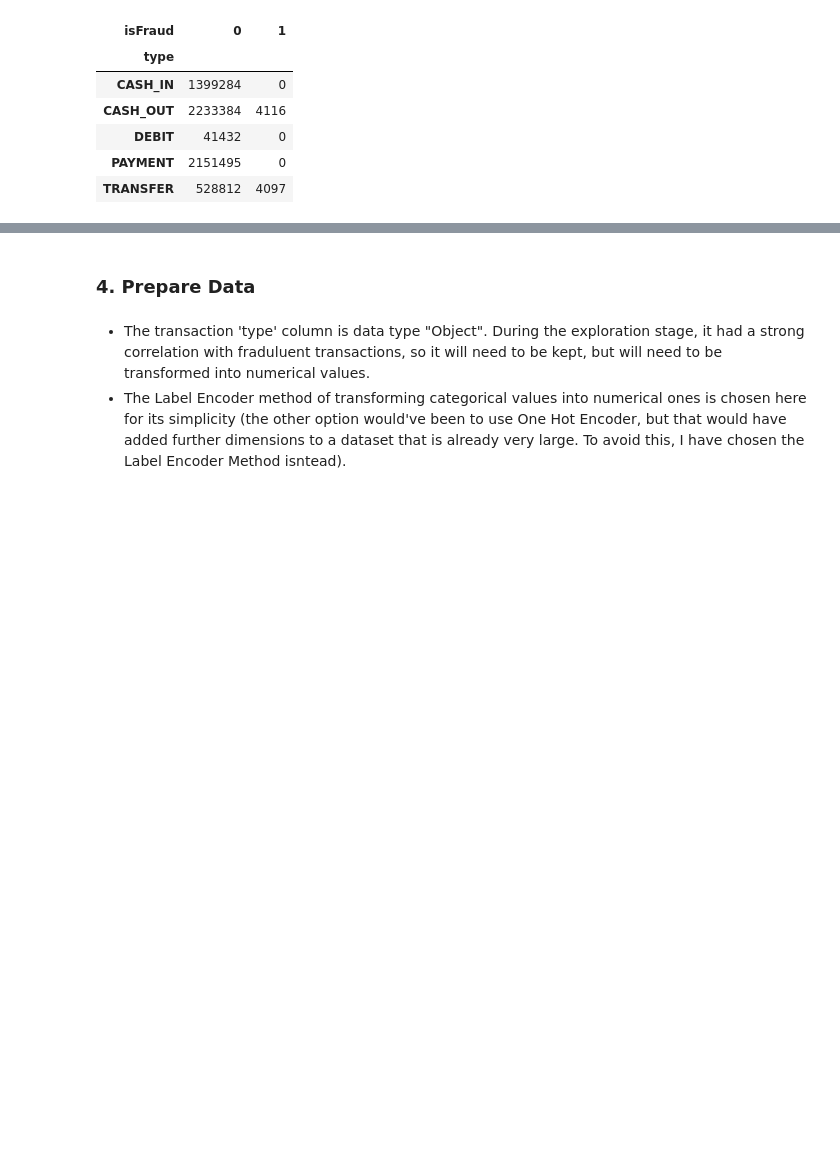
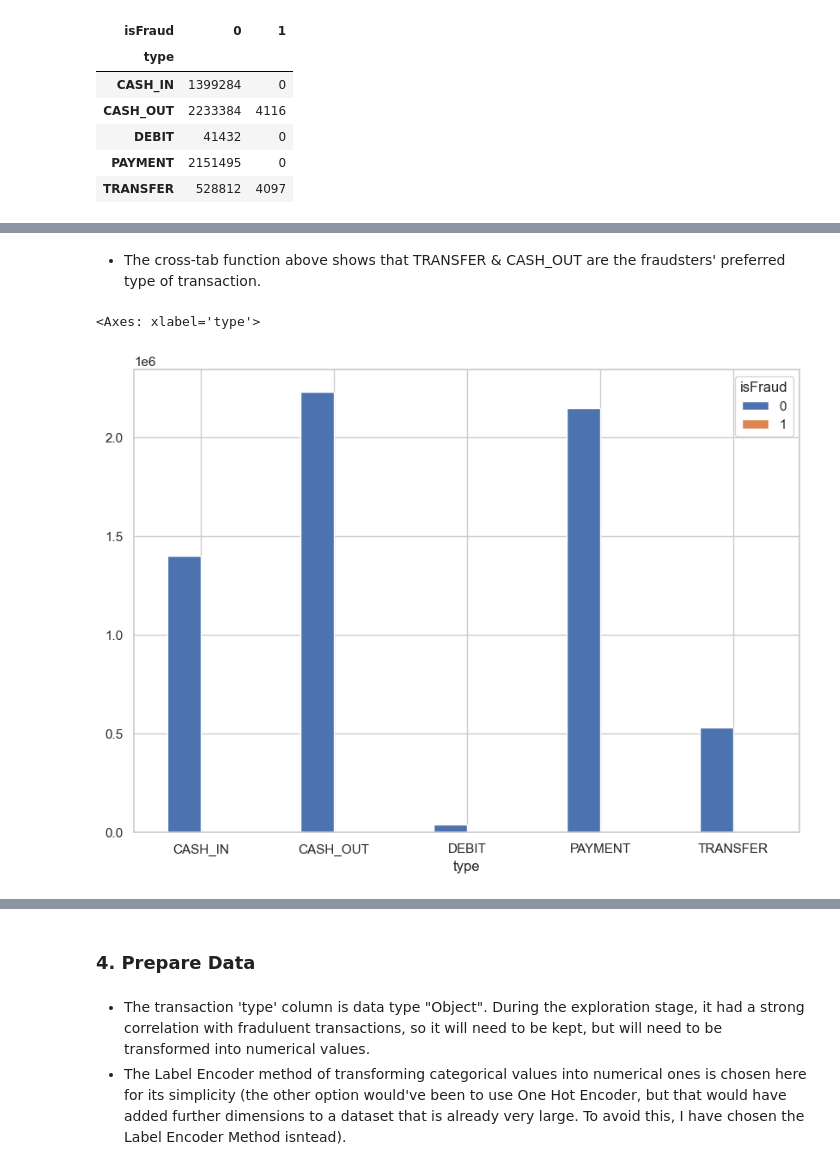
Before and after one commit to sbeaugrand-dev/Assignments, a Jupyter notebook: Assignment_9_Fraud.ipynb, the cells around one changed output, grey strips where cells are left out. Cells and saved outputs as stored; diff of their text form; code cells hidden in the pictures; blank space fills up the shorter version.

```diff
--- a/Assignment_9_Fraud.ipynb
+++ b/Assignment_9_Fraud.ipynb
@@ -163,6 +164,9 @@ figure.show()
 # %%
-# Check number of fraud transactions by type
-pd.crosstab(data.type, data.isFraud)
+# Check number of fraud transactions in relation to type of transaction
+# See which transaction type dominates in list of fradulent transactions
+
+cross_tab_result = pd.crosstab(index=data.type,columns=data.isFraud)
+cross_tab_result
 # %% [output]
 | isFraud | 0 | 1 |
 | type |  |  |
@@ -184,0 +188,8 @@ figure.show()
+# %% [markdown]
+* The cross-tab function above shows that TRANSFER & CASH_OUT are the fraudsters' preferred type of transaction.
+# %%
+# I will now plot relationship between transaction type and fraud below
+cross_tab_result.plot.bar(figsize=(10,7), rot=0)
+# %% [output]
+<Axes: xlabel='type'>
+[figure, added]
```
Also changed, not shown: parts of 9 cells of this notebook.
